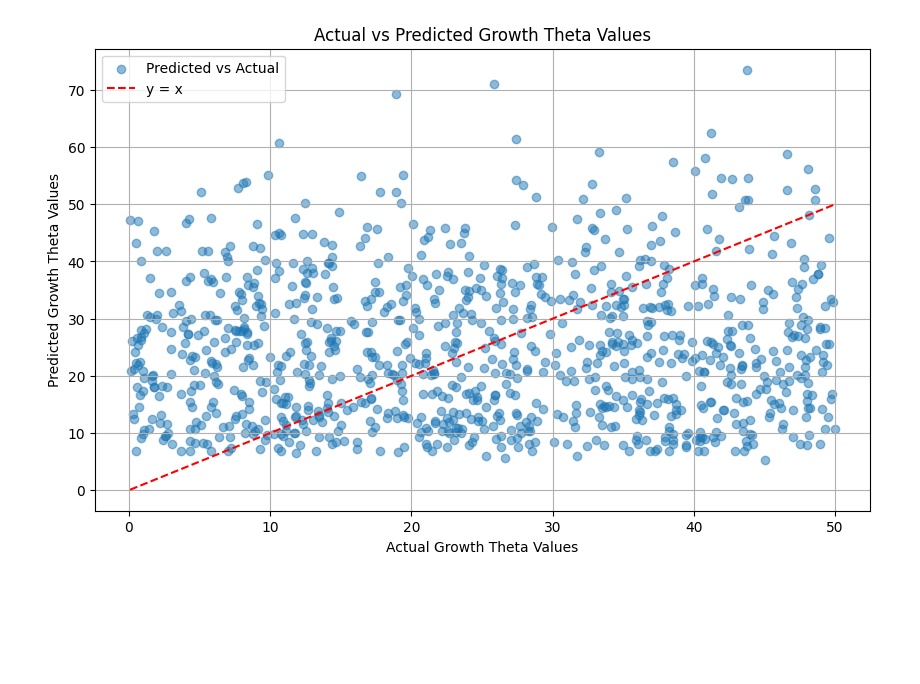
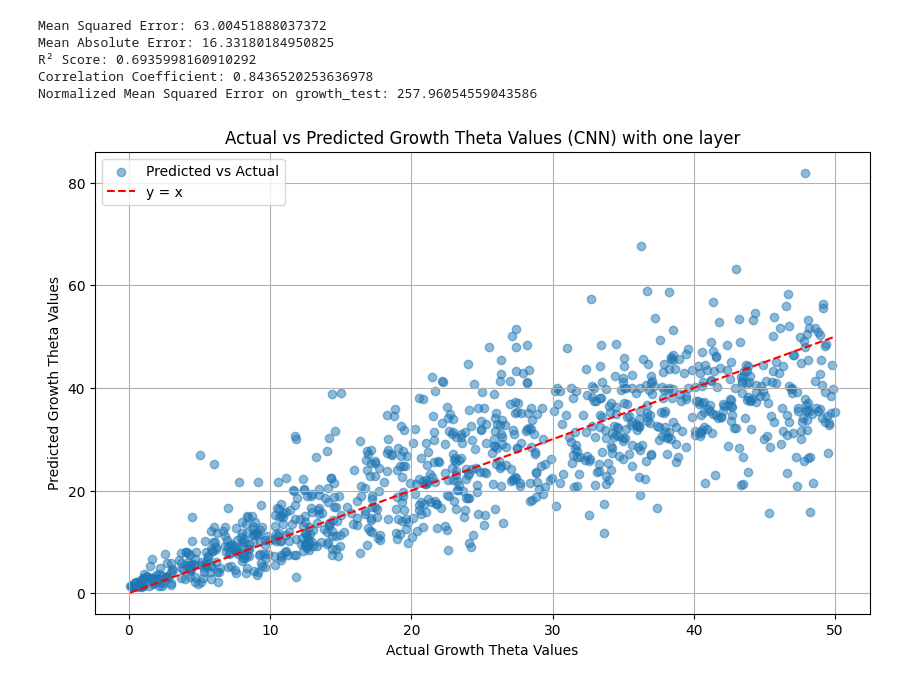
Before and after one commit to Daniel-Xkan/cse280aProject, a Jupyter notebook: train_snp.ipynb, the cells around one changed output. Saved outputs shown, nothing was run; the diff lists cells and outputs as text; code cells hidden in the pictures; blank space fills up the shorter version.

```diff
--- a/train_snp.ipynb
+++ b/train_snp.ipynb
@@ -300,12 +159,45 @@ plt.show()
+# %%
+from sklearn.metrics import mean_squared_error, r2_score
+
+# Calculate the Mean Squared Error
+mse_cnn = mean_squared_error(growth_test, growth_test_pred_cnn)
+
+# Calculate the Mean Absolute Error
+mae_cnn = np.mean(np.abs(growth_test - growth_test_pred_cnn))
+
+# Calculate the R² Score
+r2_score_cnn = r2_score(growth_test, growth_test_pred_cnn)
+
+# Calculate the correlation coefficient
+correlation_cnn = np.corrcoef(growth_test.flatten(), growth_test_pred_cnn.flatten())[0, 1]
+
+# Print the values
+print("Mean Squared Error:", mse_cnn)
+print("Mean Absolute Error:", mae_cnn)
+print("R² Score:", r2_score_cnn)
+print("Correlation Coefficient:", correlation_cnn)
+
+# Calculate the normalized Mean Squared Error (MSE) on the test set
+normalized_mse_cnn = np.mean(((growth_test - growth_test_pred_cnn)**2) / (growth_test**2))
+#print(f"First 10 normalized MSE values: {((growth_test[:10] - growth_test_pred_cnn[:10])**2) / (growth_test[:10]**2)}")
+
+# Print the normalized MSE
+print(f"Normalized Mean Squared Error on growth_test: {normalized_mse_cnn}")
+# %% [output]
+Mean Squared Error: 63.00451888037372
+Mean Absolute Error: 16.33180184950825
+R² Score: 0.6935998160910292
+Correlation Coefficient: 0.8436520253636978
+Normalized Mean Squared Error on growth_test: 257.96054559043586
 # %%
 plt.figure(figsize=(10, 6))
-plt.scatter(growth_test, growth_test_pred, alpha=0.5, label='Predicted vs Actual')
+plt.scatter(growth_test, growth_test_pred_cnn, alpha=0.5, label='Predicted vs Actual')
 plt.plot([min(growth_test), max(growth_test)], [min(growth_test), max(growth_test)], color='red', linestyle='--', label='y = x')
-plt.title('Actual vs Predicted Growth Theta Values')
+plt.title('Actual vs Predicted Growth Theta Values (CNN) with one layer')
 plt.xlabel('Actual Growth Theta Values')
 plt.ylabel('Predicted Growth Theta Values')
 plt.legend()
 plt.grid(True)
 plt.show()
 # %% [output]
-[figure, old version]
+[figure, new version]
```
Also changed, not shown: parts of 22 cells of this notebook.
